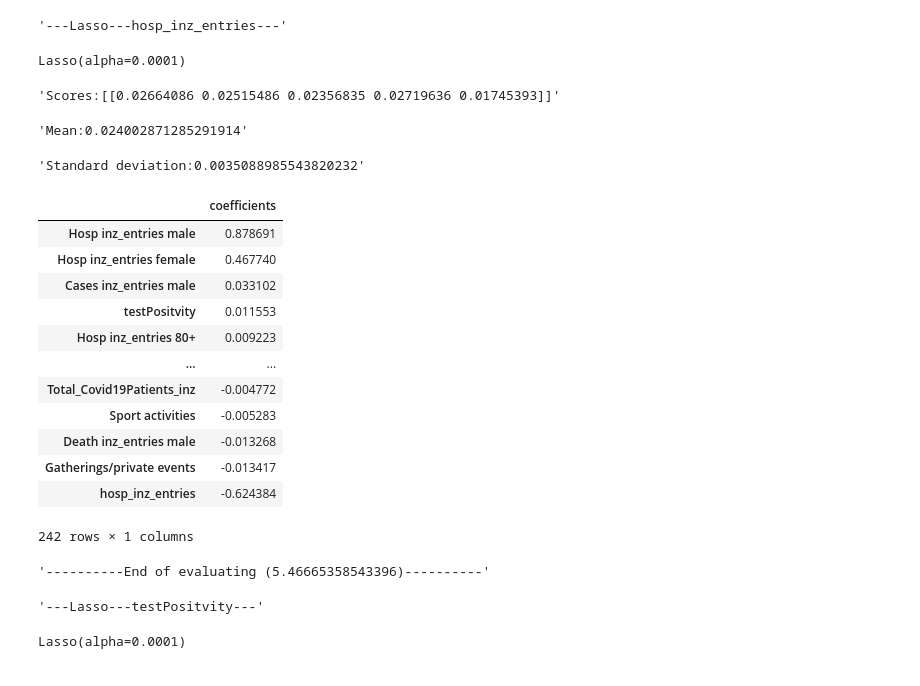
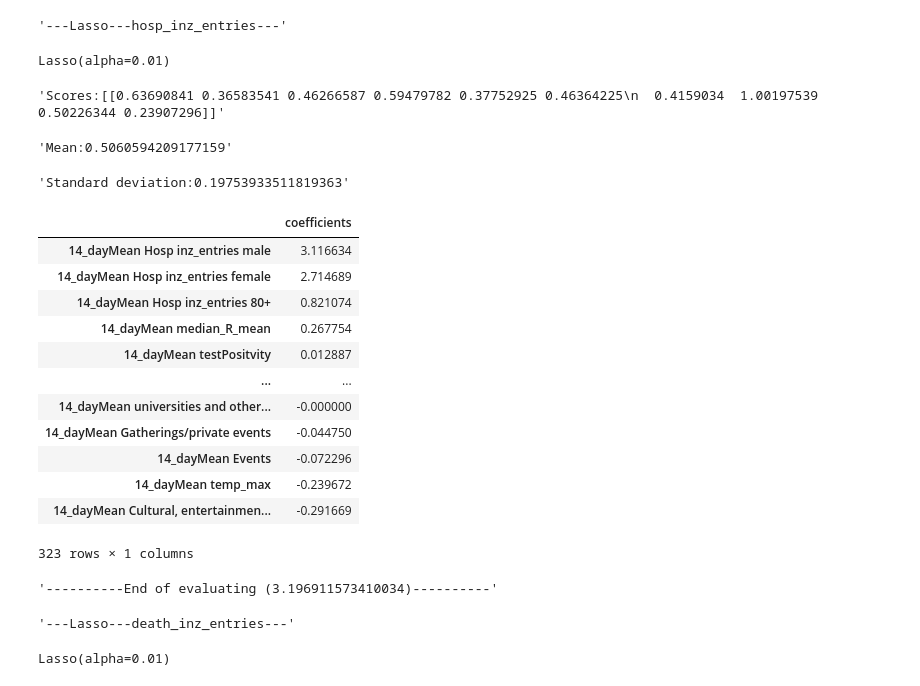
Before and after one commit to ratschlab/projects2021-bsc-thesis-scherer, a Jupyter notebook: MLModel.ipynb, the cells around one changed output. Saved outputs shown, nothing was run; the diff lists cells and outputs as text; code cells hidden in the pictures.

Commit message:
major changes in MLModel and DataPreperator

```diff
--- a/MLModel.ipynb
+++ b/MLModel.ipynb
@@ -64,17 +42,0 @@ array([[0.00000000e+00, 0.00000000e+00, 2.08947313e-04, ...,
-# %%
-for label in ['hosp_inz_entries', 'testPositvity','googleMobility','death_inz_entries']:
-    tl = pip.fit_transform(train_labels[[label]]).ravel()
-
-    # SVR
-    display("---SVR---"+label+"---")
-    start = time.time()
-    parameters = {'C':[0.1]}
-    reg = GridSearchCV(svm.SVR(), parameters, cv=cv, n_jobs=-1, scoring='neg_mean_squared_error')
-    reg.fit(train_features, tl)
-    display(reg.best_estimator_)
-    scores = pd.DataFrame(reg.cv_results_).loc[[reg.best_index_]][['split'+str(i)+'_test_score' for i in range(0,cv)]].values
-    scores = np.sqrt(-scores)
-    display("Scores:"+str(scores))
-    display("Mean:"+str(scores.mean()))
-    display("Standard deviation:"+str(scores.std()))
-    display("----------End of evaluating (%s)----------" % (time.time() - start))
@@ -95,18 +42,0 @@ SVR(C=0.1)
-# %%
-for label in ['hosp_inz_entries', 'testPositvity','googleMobility','death_inz_entries']:
-    tl = pip.fit_transform(train_labels[[label]]).ravel()
-
-    # Ridge regression
-    display("---Ridge---"+label+"---")
-    start = time.time()
-    parameters = {'alpha':[0.1, 1, 10]}
-    reg = GridSearchCV(linear_model.Ridge(), parameters, cv=cv, n_jobs=-1, scoring='neg_mean_squared_error')
-    reg.fit(train_features, tl)
-    display(reg.best_estimator_)
-    scores = pd.DataFrame(reg.cv_results_).loc[[reg.best_index_]][['split'+str(i)+'_test_score' for i in range(0,cv)]].values
-    scores = np.sqrt(-scores)
-    display("Scores:"+str(scores))
-    display("Mean:"+str(scores.mean()))
-    display("Standard deviation:"+str(scores.std()))
-    #display(pd.DataFrame(reg.best_estimator_.coef_.transpose(), index=featureNames, columns=['importance']).sort_values(['importance'], ascending=False))
-    display("----------End of evaluating (%s)----------" % (time.time() - start))
@@ -127,41 +43,43 @@ Ridge(alpha=10)
 # %%
-for label in ['hosp_inz_entries', 'testPositvity','googleMobility','death_inz_entries']:
-    tl = pip.fit_transform(train_labels[[label]]).ravel()
+predictors = {}
+for label in predictingLabels:
+    tl = train_labels[[label]]
 
     # Lasso regression
     display("---Lasso---"+label+"---")
     start = time.time()
-    parameters = {'alpha':[0.00001, 0.0001]}
+    parameters = {'alpha':[0.01, 0.1, 1]}
     reg = GridSearchCV(linear_model.Lasso(), parameters, cv=cv, n_jobs=-1, scoring='neg_mean_squared_error')
     reg.fit(train_features, tl)
     #display(pd.DataFrame(reg.cv_results_))
     display(reg.best_estimator_)
+    predictors[label] = reg.best_estimator_
     scores = pd.DataFrame(reg.cv_results_).loc[[reg.best_index_]][['split'+str(i)+'_test_score' for i in range(0,cv)]].values
     scores = np.sqrt(-scores)
     display("Scores:"+str(scores))
     display("Mean:"+str(scores.mean()))
     display("Standard deviation:"+str(scores.std()))
     display(pd.DataFrame(reg.best_estimator_.coef_.transpose(), index=featureNames, columns=['coefficients']).sort_values(['coefficients'], ascending=False))
     display("----------End of evaluating (%s)----------" % (time.time() - start))
 # %% [output]
 '---Lasso---hosp_inz_entries---'
-Lasso(alpha=0.0001)
+Lasso(alpha=0.01)
-'Scores:[[0.02664086 0.02515486 0.02356835 0.02719636 0.01745393]]'
+'Scores:[[0.63690841 0.36583541 0.46266587 0.59479782 0.37752925 0.46364225\n  0.4159034  1.00197539 0.50226344 0.23907296]]'
-'Mean:0.024002871285291914'
+'Mean:0.5060594209177159'
-'Standard deviation:0.0035088985543820232'
+'Standard deviation:0.19753933511819363'
 |  | coefficients |
-| Hosp inz_entries male | 0.878691 |
-| Hosp inz_entries female | 0.467740 |
-| Cases inz_entries male | 0.033102 |
-| testPositvity | 0.011553 |
-| Hosp inz_entries 80+ | 0.009223 |
+| 14_dayMean Hosp inz_entries male | 3.116634 |
+| 14_dayMean Hosp inz_entries female | 2.714689 |
+| 14_dayMean Hosp inz_entries 80+ | 0.821074 |
+| 14_dayMean median_R_mean | 0.267754 |
+| 14_dayMean testPositvity | 0.012887 |
 | ... | ... |
-| Total_Covid19Patients_inz | -0.004772 |
-| Sport activities | -0.005283 |
-| Death inz_entries male | -0.013268 |
-| Gatherings/private events | -0.013417 |
-| hosp_inz_entries | -0.624384 |
+| 14_dayMean universities and other... | -0.000000 |
+| 14_dayMean Gatherings/private events | -0.044750 |
+| 14_dayMean Events | -0.072296 |
+| 14_dayMean temp_max | -0.239672 |
+| 14_dayMean Cultural, entertainmen... | -0.291669 |
-242 rows × 1 columns
+323 rows × 1 columns
-'----------End of evaluating (5.46665358543396)----------'
+'----------End of evaluating (3.196911573410034)----------'
-'---Lasso---testPositvity---'
+'---Lasso---death_inz_entries---'
-Lasso(alpha=0.0001)
+Lasso(alpha=0.01)
```
Also changed, not shown: parts of 14 cells of this notebook, 4 other files.
